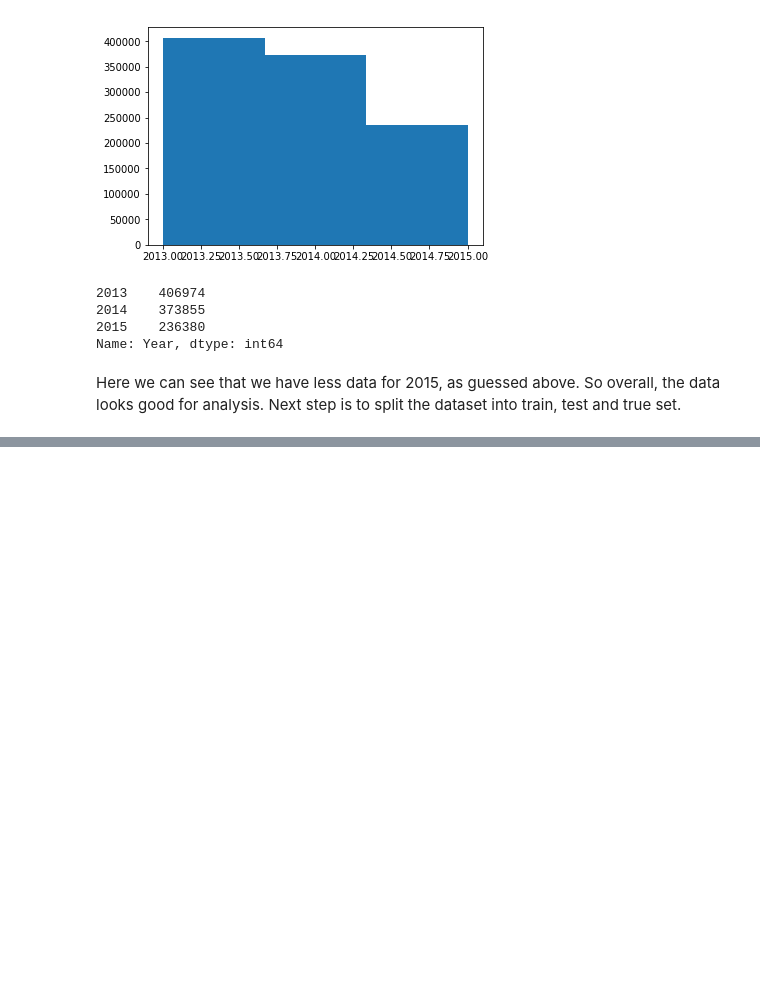
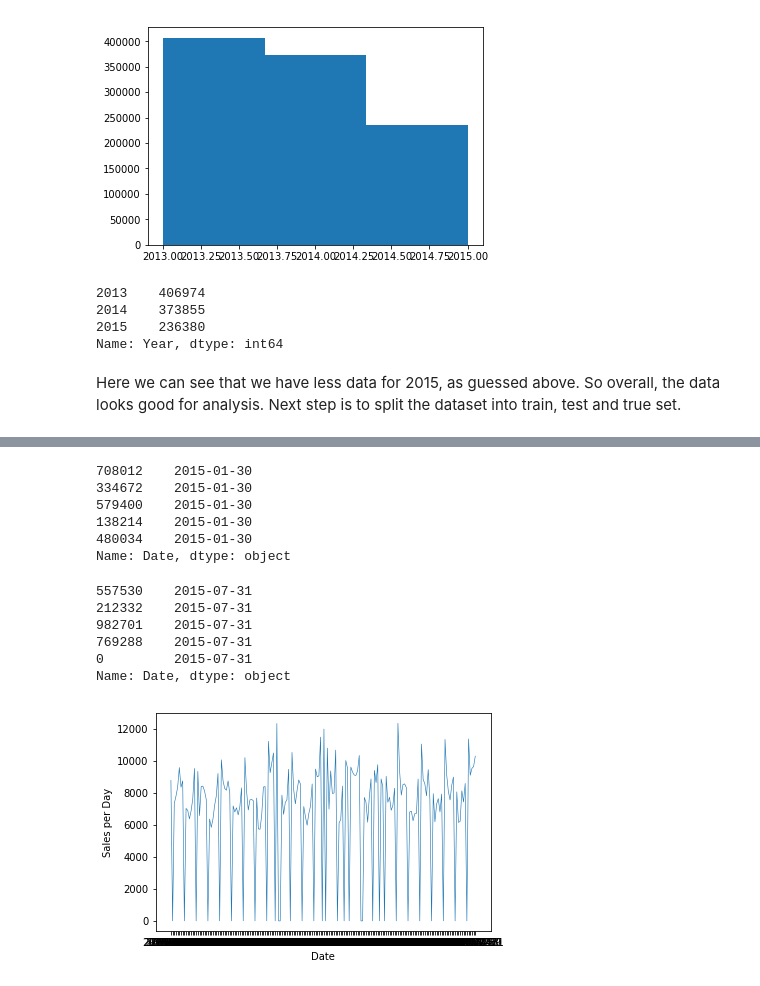
Before and after one commit to manuelfreude/sales-forecast-retail, a Jupyter notebook: Rossmann sales prediction.ipynb, the cells around one changed output, grey strips where cells are left out. Drawn from its saved outputs; the diff is of its cells as text; code cells hidden in the pictures; blank space fills up the shorter version.

```diff
--- a/Rossmann sales prediction.ipynb
+++ b/Rossmann sales prediction.ipynb
@@ -166,0 +382,36 @@ Here we can see that we have less data for 2015, as guessed above. So overall, t
+# %%
+# comparing heads to make sure worked properly (true)
+
+true['Date'].head()
+# %% [output]
+708012    2015-01-30
+334672    2015-01-30
+579400    2015-01-30
+138214    2015-01-30
+480034    2015-01-30
+Name: Date, dtype: object
+# %%
+# comparing heads to make sure worked properly (true)
+
+true['Date'].tail()
+# %% [output]
+557530    2015-07-31
+212332    2015-07-31
+982701    2015-07-31
+769288    2015-07-31
+0         2015-07-31
+Name: Date, dtype: object
+# %%
+# plotting upper 20% of sales per day for selected shop
+
+x = true.loc[true['Store_ID'] == 100]
+x = x['Date']
+y = true.loc[true['Store_ID'] == 100]
+y = y['Sales']
+
+pyplot.plot(x, y, linewidth = 0.6)
+pyplot.ylabel('Sales per Day')
+pyplot.xlabel('Date')
+pyplot.show;
+# %% [output]
+[figure, added]
```
Also changed, not shown: parts of 25 cells of this notebook.
